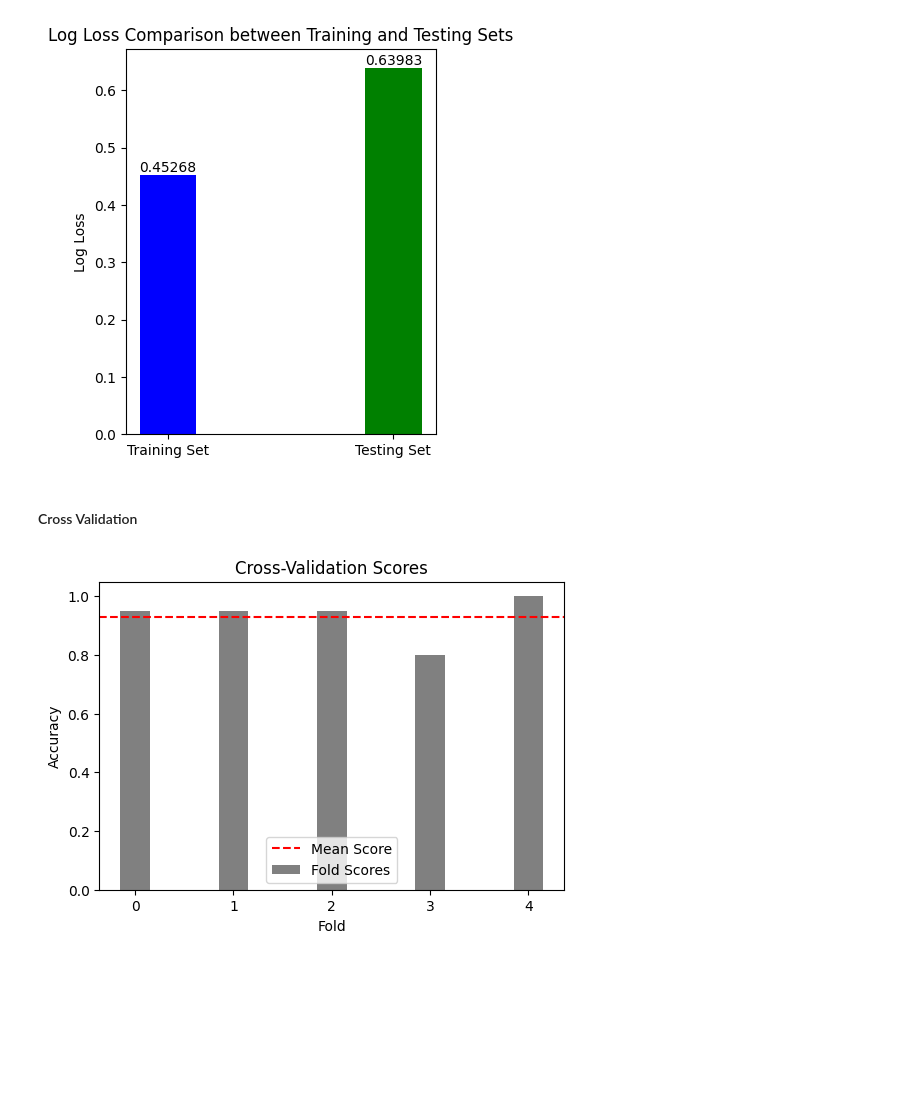
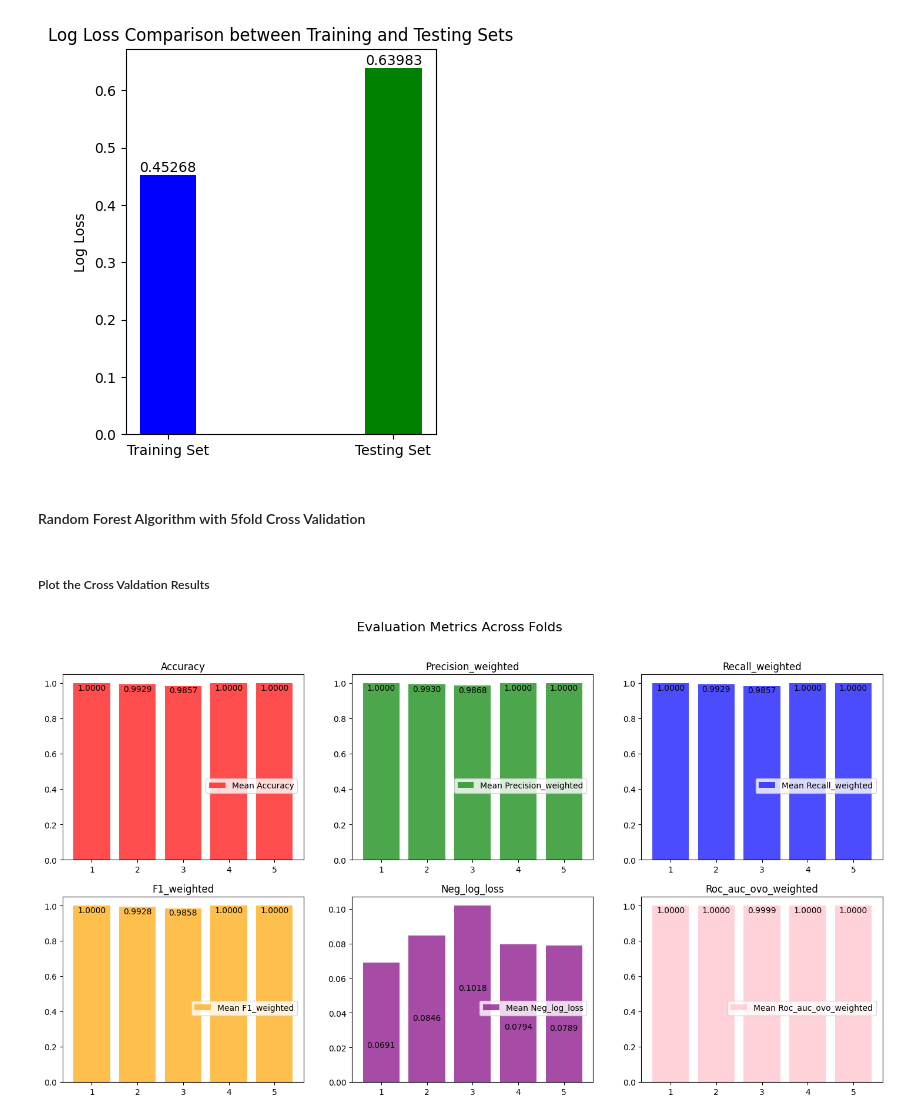
Before and after one commit to SarantisPapachrist/Diploma-Thesis, a Jupyter notebook: PV_dataset/random_forest_PV.ipynb, the cells around one changed output. Saved outputs shown, nothing was run; the diff lists cells and outputs as text; code cells hidden in the pictures; blank space fills up the shorter version.

Commit message:
Added Training and Evaluation with Cross Validation

```diff
--- a/PV_dataset/random_forest_PV.ipynb
+++ b/PV_dataset/random_forest_PV.ipynb
@@ -359,26 +363,4 @@ plt.show()
 # %% [output]
 [figure]
 # %% [markdown]
-#### Cross Validation
+#### Random Forest Algorithm with 5fold Cross Validation
-# %%
-import numpy as np
-import matplotlib.pyplot as plt
-
-# Plotting
-fig, ax = plt.subplots(figsize=(6, 4))
-bar_width = 0.3
-
-# Individual fold scores
-ax.bar(np.arange(len(cv_scores)), cv_scores, color='grey', label='Fold Scores', width=bar_width)
-
-# Mean score
-ax.axhline(y=np.mean(cv_scores), color='red', linestyle='--', label='Mean Score')
-
-
-ax.set_xlabel('Fold')
-ax.set_ylabel('Accuracy')
-ax.set_title('Cross-Validation Scores')
-ax.legend()
-plt.show()
-# %% [output]
-[figure, removed]
@@ -384,0 +396,40 @@ plt.show()
+# %% [markdown]
+##### Plot the Cross Valdation Results
+# %%
+import matplotlib.pyplot as plt
+import numpy as np
+
+fig, axes = plt.subplots(nrows=2, ncols=3, figsize=(18, 9))
+fig.suptitle('Evaluation Metrics Across Folds', fontsize=16)
+
+# Function για τς τιμές μέσα στις μπάρες
+def add_values(ax, values):
+    for i, value in enumerate(values):
+        ax.text(i + 1, value - 0.05, f'{value:.4f}', ha='center', va='bottom', color='black')
+
+bar_height = 0.5
+metrics_to_plot = ['accuracy', 'precision_weighted', 'recall_weighted', 'f1_weighted', 'neg_log_loss', 'roc_auc_ovo_weighted']
+colors = ['red', 'green', 'blue', 'orange', 'purple', 'pink']
+
+for idx, (metric, color) in enumerate(zip(metrics_to_plot, colors)):
+    row = idx // 3
+    col = idx % 3
+
+    if metric == 'neg_log_loss':
+        metric_values = np.abs(cv_results[f'test_{metric}'])
+    else:
+        metric_values = cv_results[f'test_{metric}']
+
+    bars = axes[row, col].bar(range(1, kf.get_n_splits() + 1), metric_values, color=color, alpha=0.7)
+    axes[row, col].set_title(metric.capitalize())
+    add_values(axes[row, col], metric_values)
+
+    axes[row, col].legend([f'Mean {metric.capitalize()}'], loc='center right', bbox_to_anchor=(0.99, 0.4))
+
+if len(metrics_to_plot) < 6:
+    fig.delaxes(axes[-1, -1])
+
+plt.subplots_adjust(hspace=0.2)
+plt.show()
+# %% [output]
+[figure, added]
```
Also changed, not shown: parts of 10 cells of this notebook, 1 other file.
